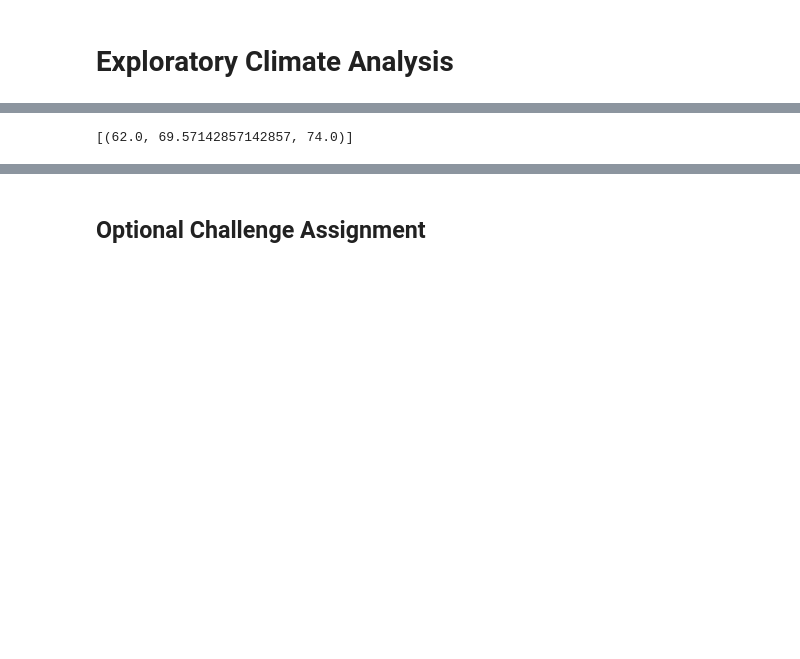
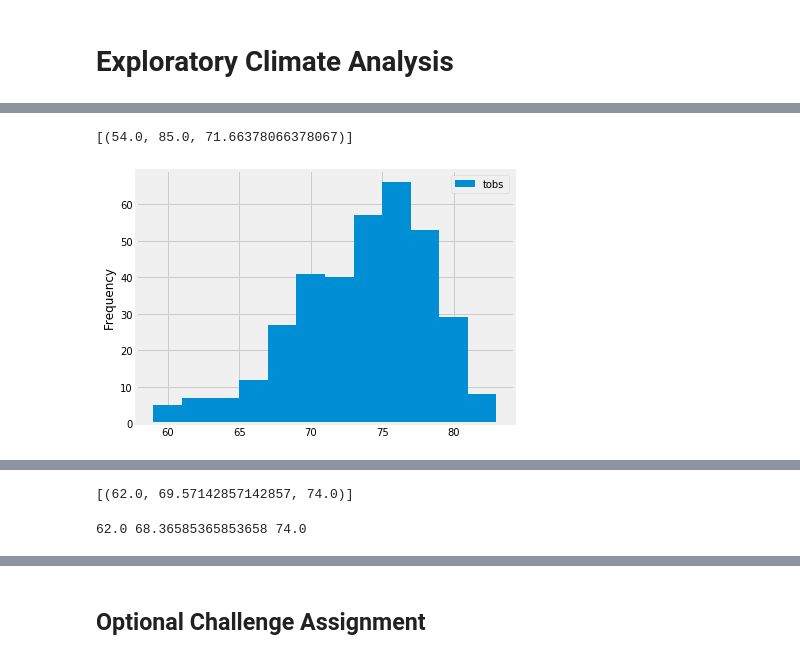
Before and after one commit to bwaiharo/sqlalchemy-challenge, a Jupyter notebook: climate_starter.ipynb, the cells around one changed output, grey strips where cells are left out. Saved outputs shown, nothing was run; the diff lists cells and outputs as text; code cells hidden in the pictures; blank space fills up the shorter version.

```diff
--- a/climate_starter.ipynb
+++ b/climate_starter.ipynb
@@ -148,9 +156,27 @@ station_count = session.query()
 # %%
 # Using the station id from the previous query, calculate the lowest temperature recorded,
 # highest temperature recorded, and average temperature most active station?
+station_q = session.query(func.min(Measurement.tobs), func.max(Measurement.tobs), func.avg(Measurement.tobs)).\
+    filter(Measurement.station == 'USC00519281').all()
+
+station_q
+# %% [output]
+[(54.0, 85.0, 71.66378066378067)]
 # %%
 # Choose the station with the highest number of temperature observations.
 # Query the last 12 months of temperature observation data for this station and plot the results as a histogram
+import datetime as dt
+from pandas.plotting import table
+prev_year = dt.date(2017, 8, 23) - dt.timedelta(days=365)
+
+results = session.query(Measurement.tobs).\
+    filter(Measurement.station == 'USC00519281').\
+    filter(Measurement.date >= prev_year).all()
+df = pd.DataFrame(results, columns=['tobs'])
+df.plot.hist(bins=12)
+plt.tight_layout()
+# %% [output]
+[figure, added]
 # %% [markdown]
 ![precipitation](Images/station-histogram.png)
 # %%
@@ -177,6 +203,15 @@ print(calc_temps('2012-02-28', '2012-03-05'))
 # %%
 # Use your previous function `calc_temps` to calculate the tmin, tavg, and tmax
 # for your trip using the previous year's data for those same dates.
+import datetime as dt
+
+prev_year_start = dt.date(2018, 1, 1) - dt.timedelta(days=365)
+prev_year_end = dt.date(2018, 1, 7) - dt.timedelta(days=365)
+
+tmin, tavg, tmax = calc_temps(prev_year_start.strftime("%Y-%m-%d"), prev_year_end.strftime("%Y-%m-%d"))[0]
+print(tmin, tavg, tmax)
+# %% [output]
+62.0 68.36585365853658 74.0
 # %%
 # Plot the results from your previous query as a bar chart.
 # Use "Trip Avg Temp" as your Title
```
Also changed, not shown: parts of 12 cells of this notebook, 1 other file.
